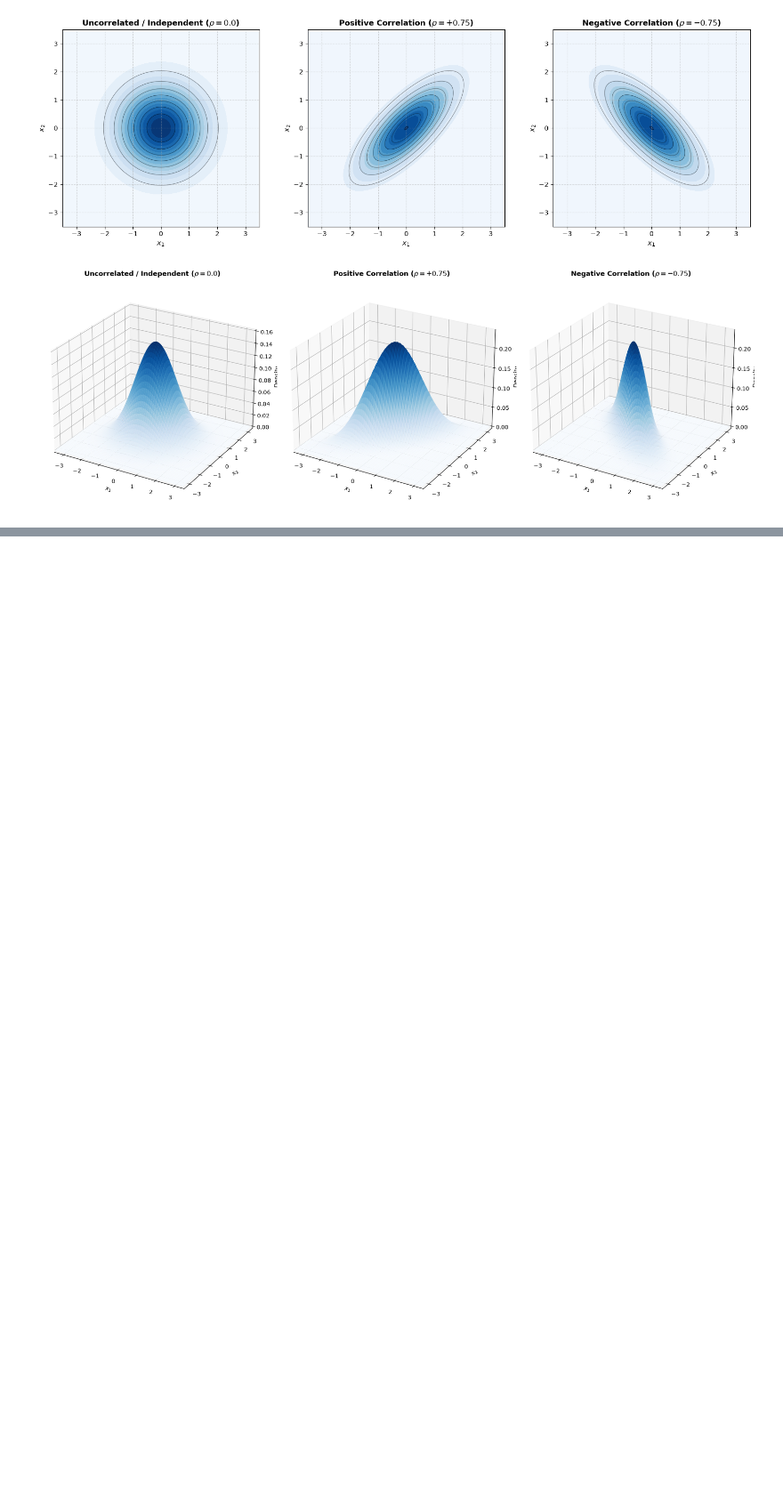
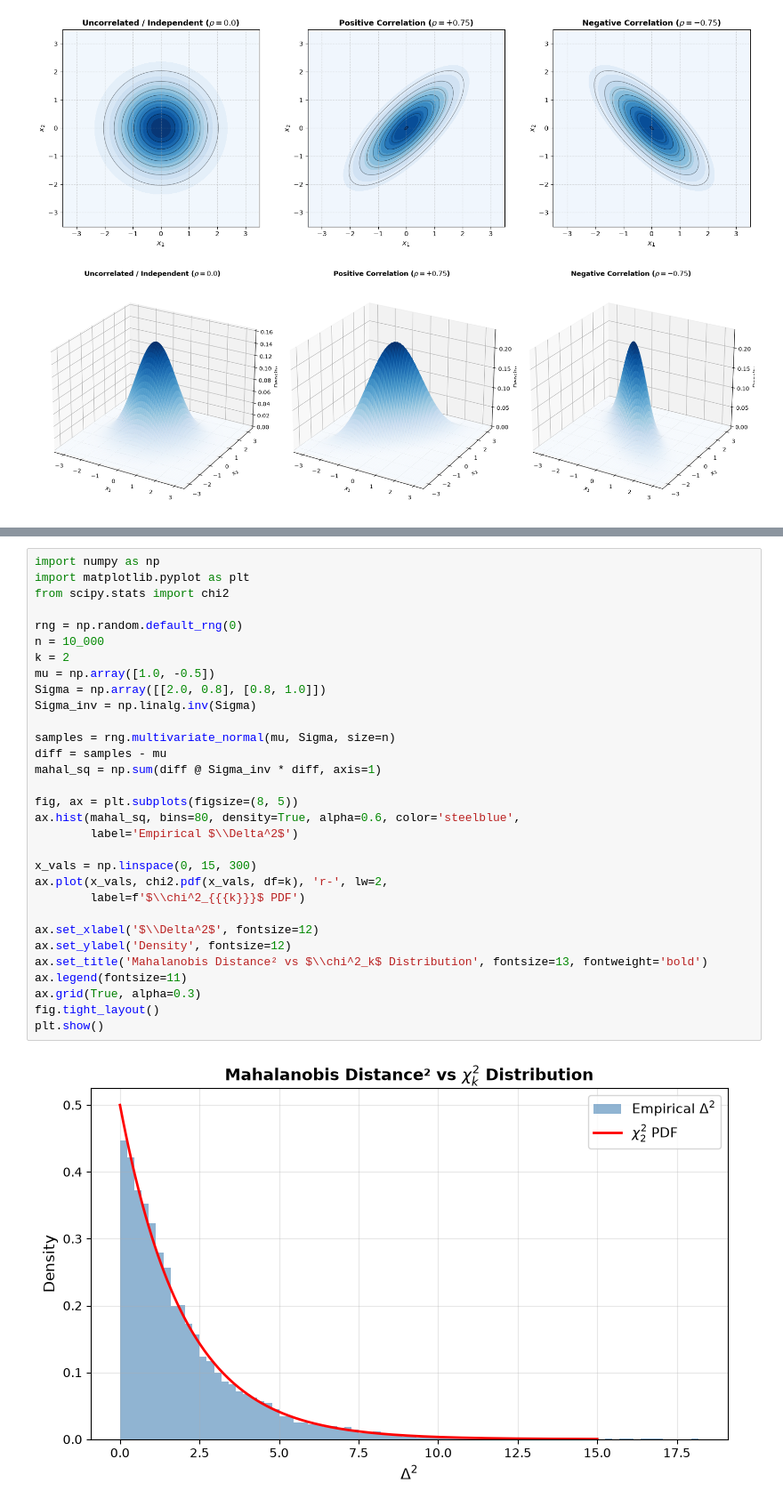
Before and after one commit to rohanishervin/kb, a Jupyter notebook: nodes/multivariate-normal-distribution.ipynb, the cells around one changed output, grey strips where cells are left out. Shown at 89% size. Saved outputs shown, nothing was run; the diff lists cells and outputs as text; blank space fills up the shorter version.

```diff
--- a/nodes/multivariate-normal-distribution.ipynb
+++ b/nodes/multivariate-normal-distribution.ipynb
@@ -263,0 +315,33 @@ plt.show()
+# %%
+import numpy as np
+import matplotlib.pyplot as plt
+from scipy.stats import chi2
+
+rng = np.random.default_rng(0)
+n = 10_000
+k = 2
+mu = np.array([1.0, -0.5])
+Sigma = np.array([[2.0, 0.8], [0.8, 1.0]])
+Sigma_inv = np.linalg.inv(Sigma)
+
+samples = rng.multivariate_normal(mu, Sigma, size=n)
+diff = samples - mu
+mahal_sq = np.sum(diff @ Sigma_inv * diff, axis=1)
+
+fig, ax = plt.subplots(figsize=(8, 5))
+ax.hist(mahal_sq, bins=80, density=True, alpha=0.6, color='steelblue',
+        label='Empirical $\\Delta^2$')
+
+x_vals = np.linspace(0, 15, 300)
+ax.plot(x_vals, chi2.pdf(x_vals, df=k), 'r-', lw=2,
+        label=f'$\\chi^2_{{{k}}}$ PDF')
+
+ax.set_xlabel('$\\Delta^2$', fontsize=12)
+ax.set_ylabel('Density', fontsize=12)
+ax.set_title('Mahalanobis Distance² vs $\\chi^2_k$ Distribution', fontsize=13, fontweight='bold')
+ax.legend(fontsize=11)
+ax.grid(True, alpha=0.3)
+fig.tight_layout()
+plt.show()
+# %% [output]
+[figure, added]
```
Also changed, not shown: parts of 11 cells of this notebook, 4 other files.
